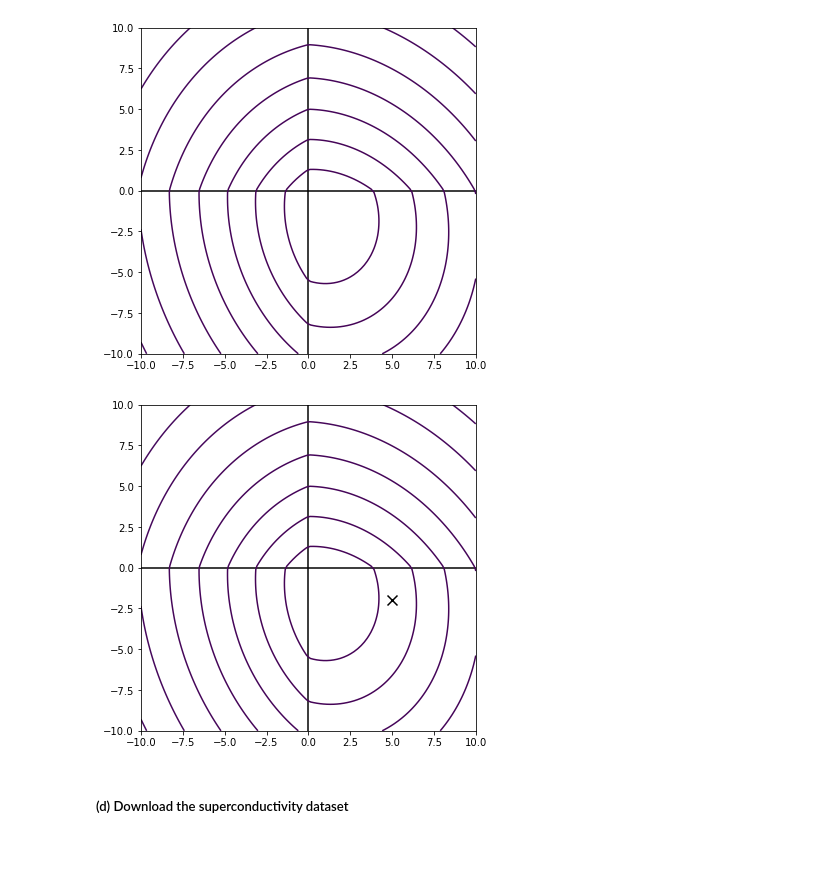
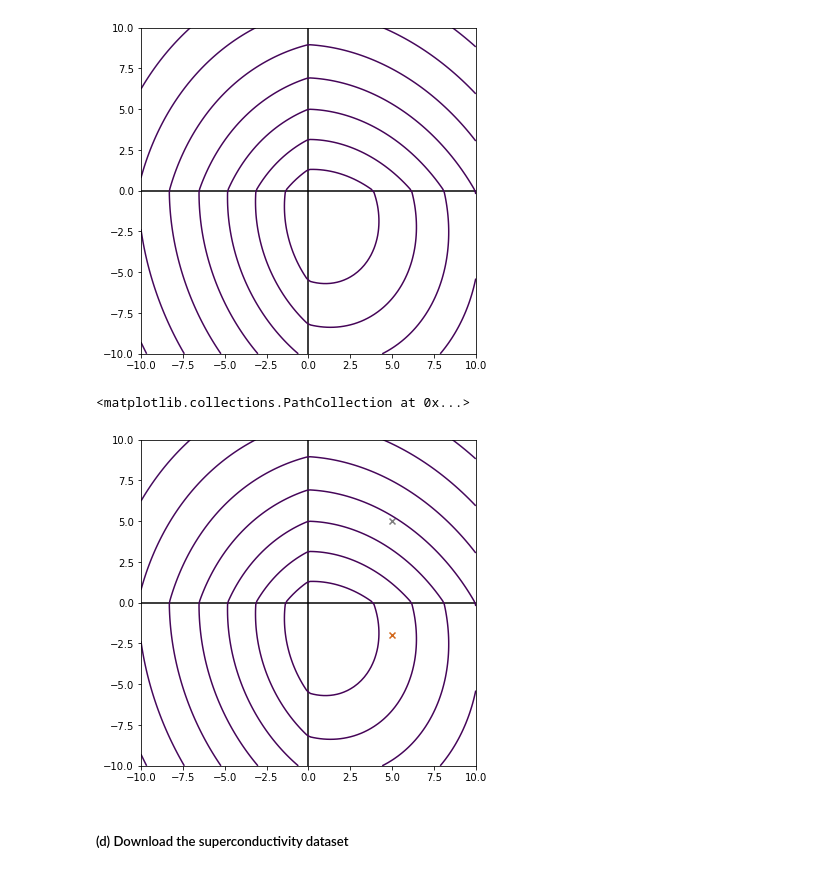
Before and after one commit to anushnap/data558hw4, a Jupyter notebook: hw4-coding.ipynb, the cells around one changed output. Saved outputs shown, nothing was run; the diff lists cells and outputs as text; code cells hidden in the pictures.

```diff
--- a/hw4-coding.ipynb
+++ b/hw4-coding.ipynb
@@ -169,7 +168,7 @@ plot_objective(X, y, computeobj, lam)
 # %% [output]
 [figure]
 # %%
-def partial_min(beta, X, y, lambda_, j):
+def partial_min(j, beta, X, y, lambda_):
     """
     Returns the beta that partially minimizes multi-dimensional LASSO.
 
@@ -192,38 +191,35 @@ def partial_min(beta, X, y, lambda_, j):
         The betas that partially minimizes the function with respect to the jth index
     """
     n = len(y)
+
     X_j = X[:, j]
-    X_ = np.hstack((X[:, :j], X[:, j+1:]))
-    beta_j = beta[j]
-    beta_ = np.hstack((beta[:j], beta[j+1:]))
-    min_b = 0
-    # Debugging print statements
-#     print(X.shape)
-#     print(X_j.shape)
-#     print(X_.shape)
-#     print(beta.shape)
-#     print(beta_j.shape)
-#     print(beta_.shape)
+    X_ = np.delete(X, j, axis = 1)
+    beta_ = np.delete(beta, j)
 
     r = y - X_ @ beta_ # residual excluding jth feature
     z = np.sum(X_j**2) # squared observations for the jth feature
-    min_b = np.array([])
+    beta_tilde = beta.copy()
     gof = 1/n * X_j.T @ r # goodness-of-fit measure partial derivative
 
     if gof < -lambda_:
-        min_b = (gof + lambda_) / (1/n * z)
+        beta_tilde[j] = (gof + lambda_) / (1/n * z)
     elif gof > lambda_:
-        min_b = (gof - lambda_) / (1/n * z)
+        beta_tilde[j] = (gof - lambda_) / (1/n * z)
+    else:
+        beta_tilde[j] = 0
 
-    return np.hstack((beta[:j], min_b, beta[j+1:]))
+    return beta_tilde
 # %%
-beta_init = np.array([5, 5])
+beta_init = np.array([5.0, 5.0])
 j = 1
 
-min_beta = partial_min(beta_init, X, y, lam, j)
-plot_objective(X, y, computeobj, lam, min_beta)
+min_beta = partial_min(j, beta_init, X, y, lam)
+plot_objective(X, y, computeobj, lam)
+plt.scatter(min_beta[0], min_beta[1], marker = 'x', c = 'chocolate')
+plt.scatter(beta_init[0], beta_init[1], marker = 'x', c = 'grey')
 # %% [output]
+<matplotlib.collections.PathCollection at 0x...>
-[figure, old version]
+[figure, new version]
 # %% [markdown]
 ##### (d) Download the superconductivity dataset
 # %%
```
Also changed, not shown: parts of 21 cells of this notebook, 1 other file.
